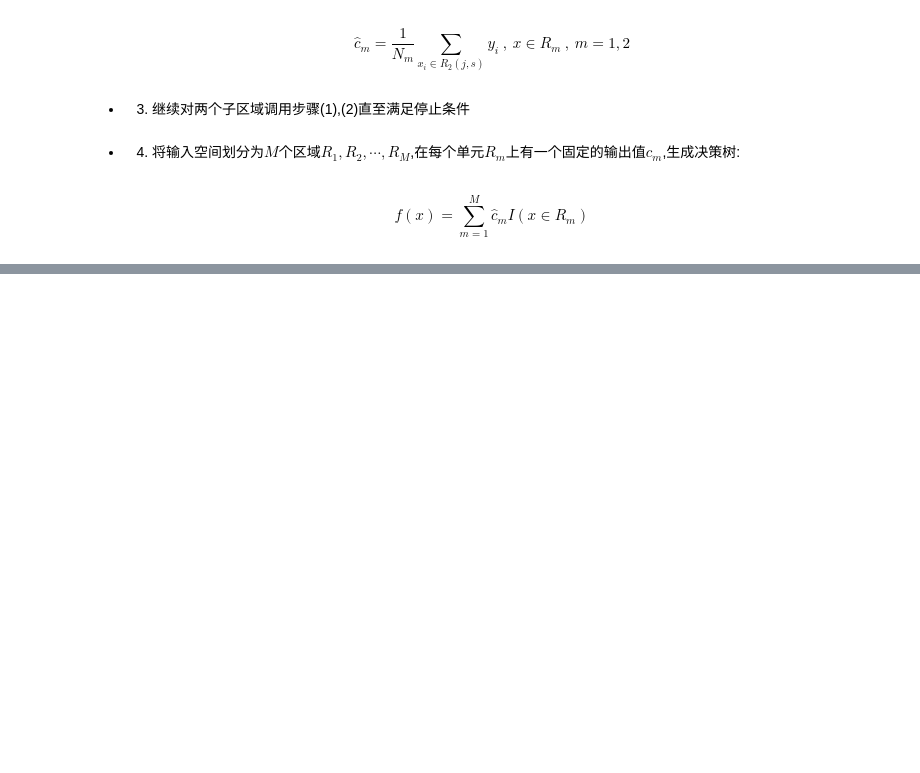
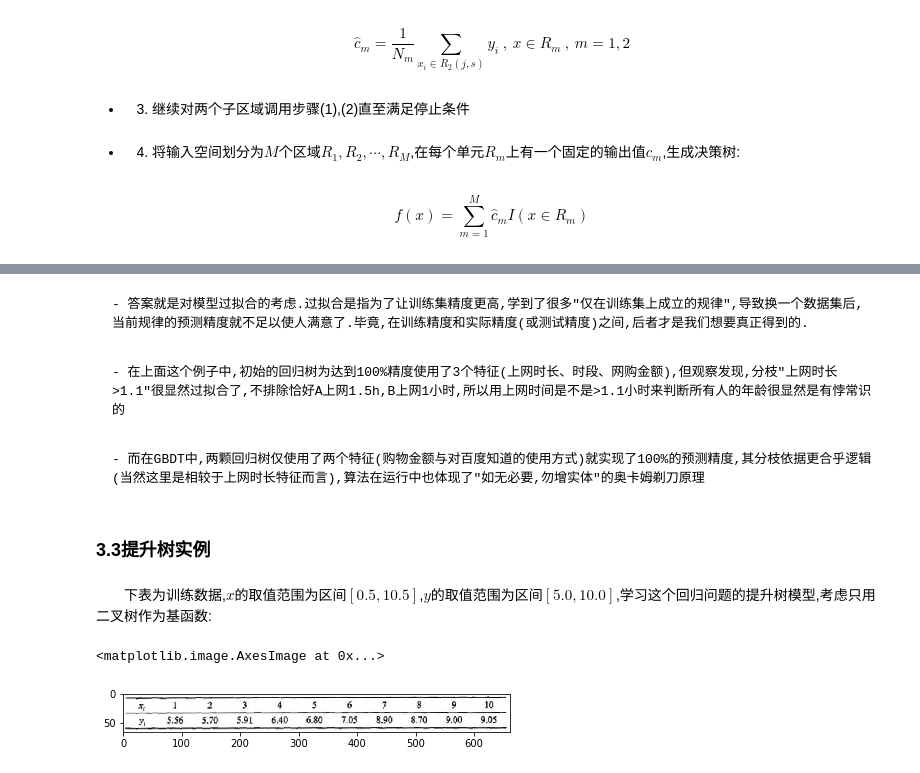
Before and after one commit to xiagote/MachineLearning, a Jupyter notebook: GBDT/GBDT.ipynb, the cells around one changed output, grey strips where cells are left out. Saved outputs shown, nothing was run; the diff lists cells and outputs as text; code cells hidden in the pictures; blank space fills up the shorter version.

```diff
--- a/GBDT/GBDT.ipynb
+++ b/GBDT/GBDT.ipynb
@@ -59,0 +123,17 @@ $$f(x)=\sum_{m=1}^M \hat c_m I(x \in R_m)$$
+# %% [markdown]
+    - 答案就是对模型过拟合的考虑.过拟合是指为了让训练集精度更高,学到了很多"仅在训练集上成立的规律",导致换一个数据集后,当前规律的预测精度就不足以使人满意了.毕竟,在训练精度和实际精度(或测试精度)之间,后者才是我们想要真正得到的.
+# %% [markdown]
+    - 在上面这个例子中,初始的回归树为达到100%精度使用了3个特征(上网时长、时段、网购金额),但观察发现,分枝"上网时长>1.1"很显然过拟合了,不排除恰好A上网1.5h,B上网1小时,所以用上网时间是不是>1.1小时来判断所有人的年龄很显然是有悖常识的
+# %% [markdown]
+    - 而在GBDT中,两颗回归树仅使用了两个特征(购物金额与对百度知道的使用方式)就实现了100%的预测精度,其分枝依据更合乎逻辑(当然这里是相较于上网时长特征而言),算法在运行中也体现了"如无必要,勿增实体"的奥卡姆剃刀原理
+# %% [markdown]
+### 3.3提升树实例
+# %% [markdown]
+　　下表为训练数据,$x$的取值范围为区间$[0.5,10.5]$,$y$的取值范围为区间$[5.0,10.0]$,学习这个回归问题的提升树模型,考虑只用二叉树作为基函数:
+# %%
+from skimage import io
+img=io.imread('./data.jpg')
+io.imshow(img)
+# %% [output]
+<matplotlib.image.AxesImage at 0x...>
+[figure, added]
```
Also changed, not shown: parts of 52 cells of this notebook.
